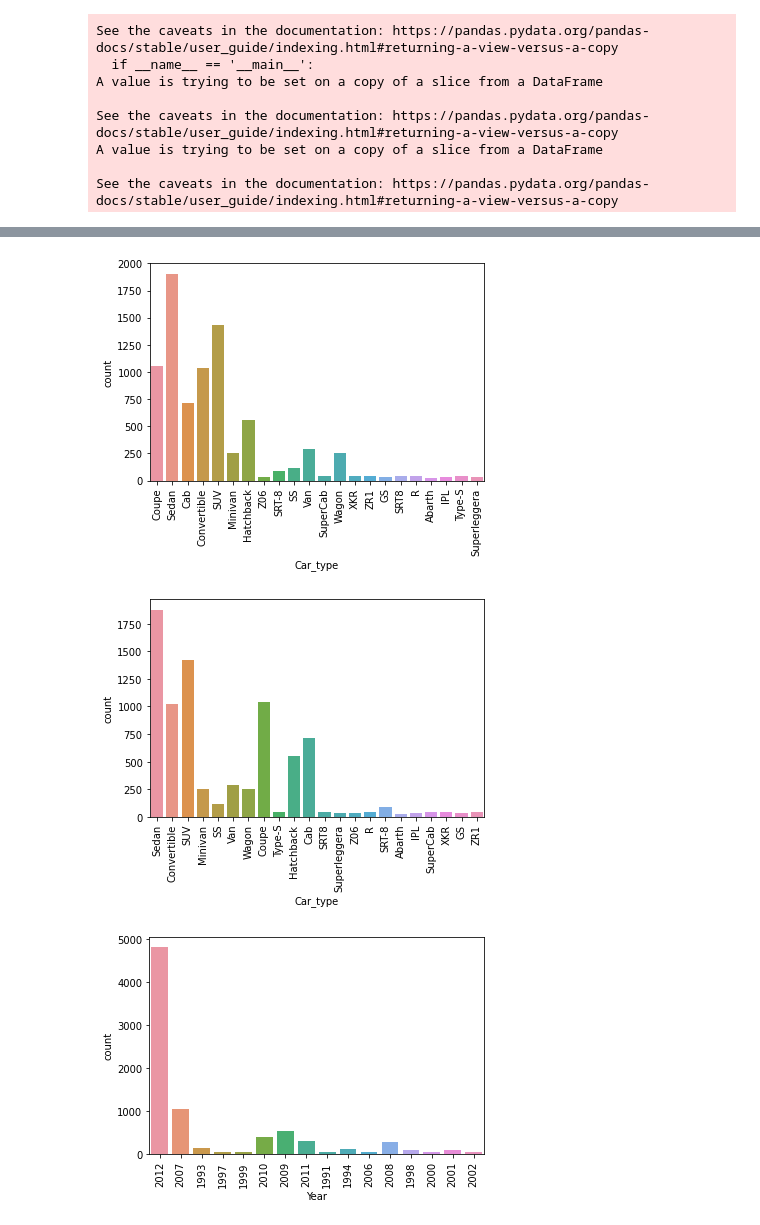
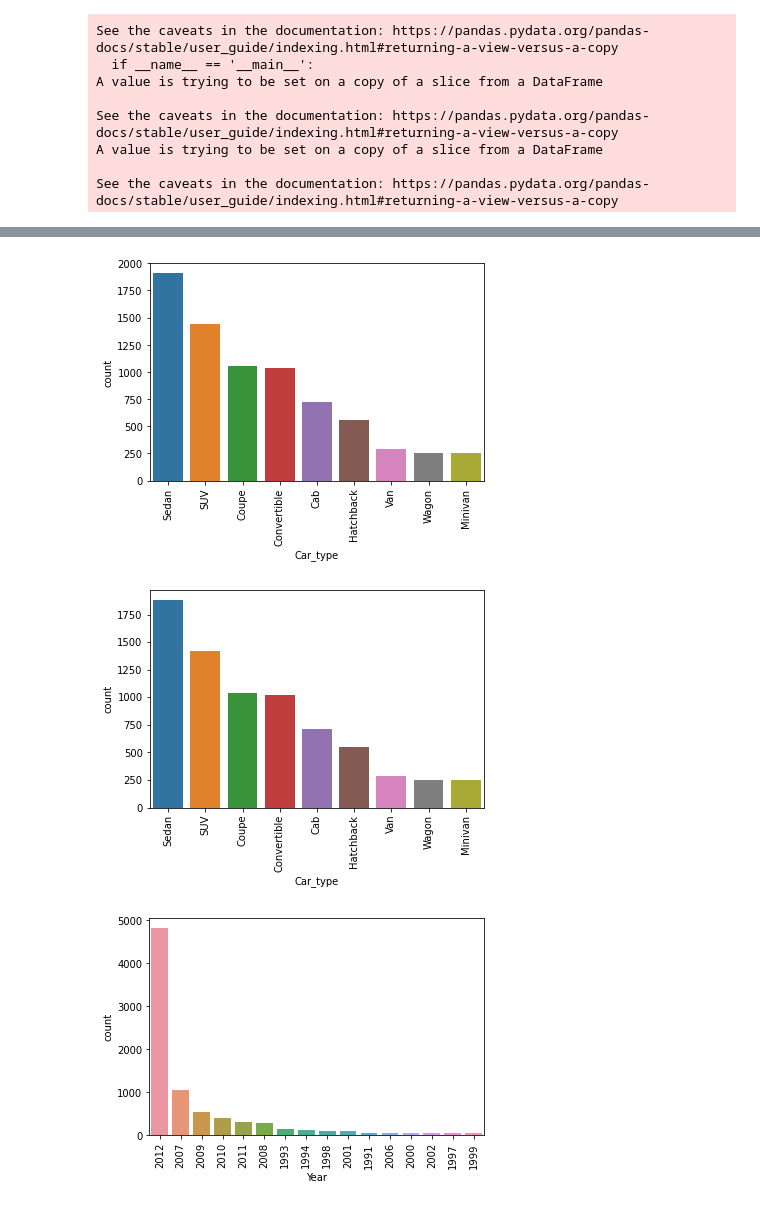
Before and after one commit to rohan-sharma84/AIMLCapstone, a Jupyter notebook: Capstone_EDA.ipynb, the cells around one changed output, grey strips where cells are left out. Saved outputs shown, nothing was run; the diff lists cells and outputs as text; code cells hidden in the pictures.

```diff
--- a/Capstone_EDA.ipynb
+++ b/Capstone_EDA.ipynb
@@ -365,7 +364,7 @@ df_test.head()
 | 3 | 00004.jpg | 67 | 84 | 581 | 407 | 187 | Toyota Camry Sedan 2012 | /content/drive/MyDrive/CapstonePr... | Sedan | 2012 |
 | 4 | 00005.jpg | 140 | 151 | 593 | 339 | 185 | Tesla Model S Sedan 2012 | /content/drive/MyDrive/CapstonePr... | Sedan | 2012 |
 # %%
-# Adding height and width to the train data set
+"""# Adding height and width to the train data set
 df_train["Height"] = ''
 df_train["Width"] = ''
 i=0
@@ -373,5 +372,5 @@ for ref in df_train["File_loc"]:
   image = cv2.imread(ref)
   df_train["Height"][i] = image.shape[0]
   df_train["Width"][i] = image.shape[1]
-  i=i+1
+  i=i+1"""
 # %% [output]
@@ -385,5 +378,5 @@ See the caveats in the documentation: https://pandas.pydata.org/pandas-docs/stab
 # %%
-# Adding height and width to the test data set
+"""# Adding height and width to the test data set
 df_test["Height"] = ''
 df_test["Width"] = ''
 i=0
@@ -391,5 +384,5 @@ for ref in df_test["File_loc"]:
   image = cv2.imread(ref)
   df_test["Height"][i] = image.shape[0]
   df_test["Width"][i] = image.shape[1]
-  i=i+1
+  i=i+1"""
 # %% [output]
@@ -427,33 +447,33 @@ df_test.head()
 # %%
-#train data count cartype
+#train data top 9 count cartype
 import matplotlib.pyplot as plt
 %matplotlib inline
 import seaborn as sns
-sns.countplot(df_train['Car_type'])
+sns.countplot(df_train['Car_type'],order =df_train['Car_type'].value_counts().iloc[:9].index)
 plt.xticks(rotation=90)
 print()
 # %% [output]
-[figure, old version]
+[figure, new version]
 # %%
 #test data count cartype
 import matplotlib.pyplot as plt
 %matplotlib inline
 import seaborn as sns
-sns.countplot(df_test['Car_type'])
+sns.countplot(df_test['Car_type'],order =df_test['Car_type'].value_counts().iloc[:9].index)
 plt.xticks(rotation=90)
 print()
 # %% [output]
-[figure, old version]
+[figure, new version]
 # %%
 #train data count year wise
 import matplotlib.pyplot as plt
 %matplotlib inline
 import seaborn as sns
-sns.countplot(df_train['Year'])
+sns.countplot(df_train['Year'],order =df_train['Year'].value_counts().index)
 plt.xticks(rotation=90)
 print()
 # %% [output]
-[figure, old version]
+[figure, new version]
 # %%
 #test data count cartype
 import matplotlib.pyplot as plt
```
Also changed, not shown: parts of 19 cells of this notebook.
